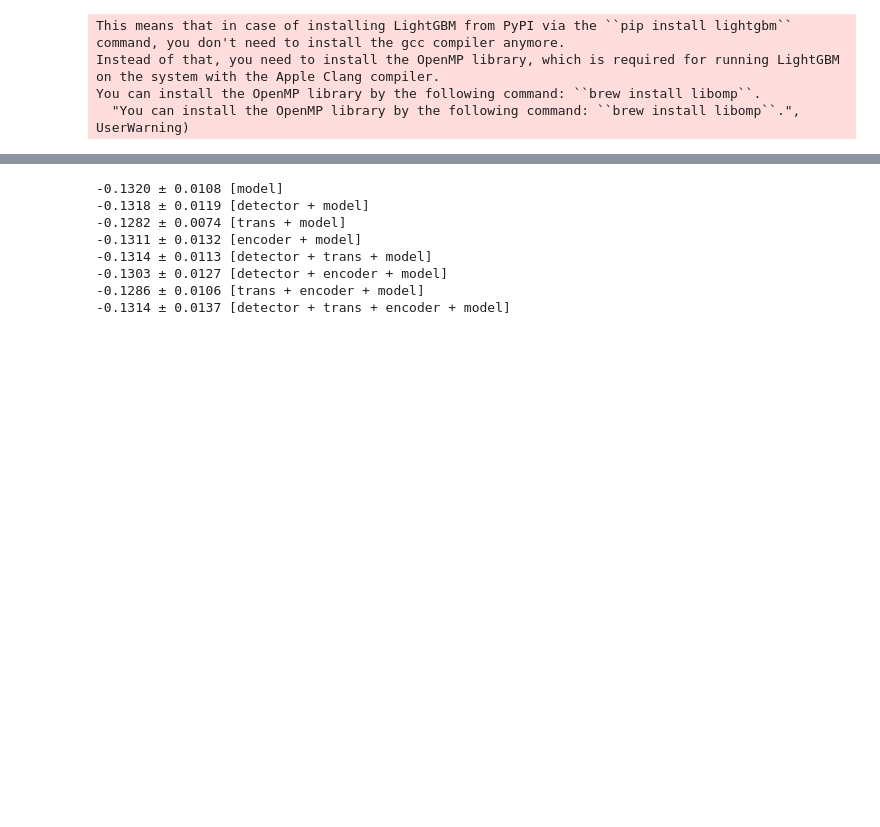
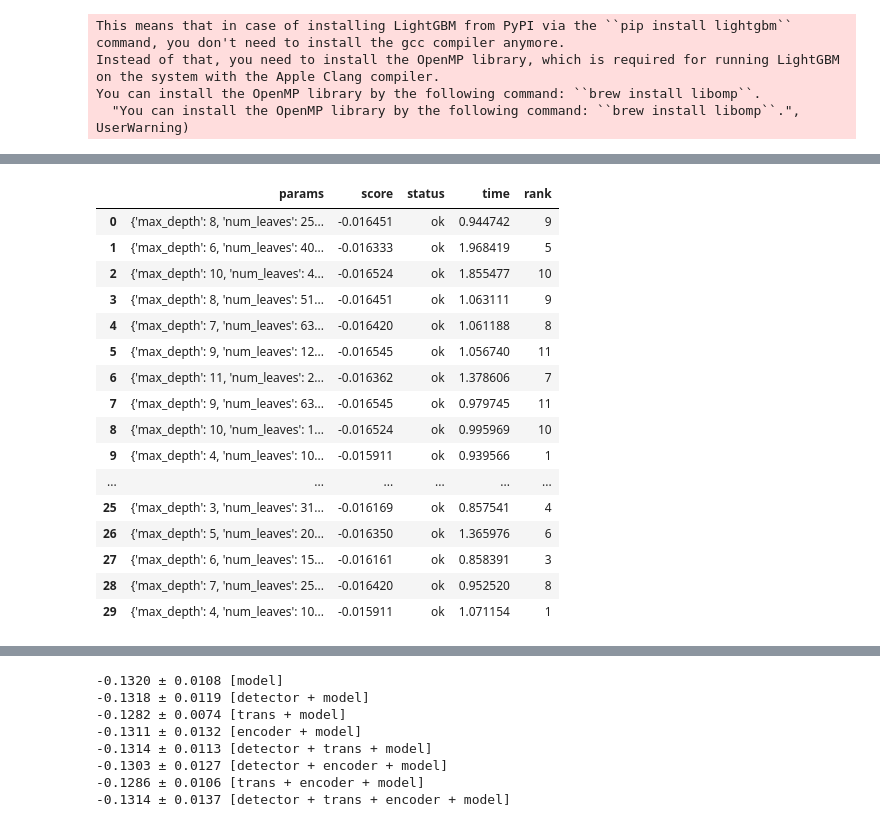
Before and after one commit to SimulatorML/Robusta, a Jupyter notebook: examples/house/0 baseline.ipynb, the cells around one changed output, grey strips where cells are left out. Drawn from its saved outputs; the diff is of its cells as text; code cells hidden in the pictures; blank space fills up the shorter version.

Commit message:
Scores ranking

```diff
--- a/examples/house/0 baseline.ipynb
+++ b/examples/house/0 baseline.ipynb
@@ -210,3 +216,23 @@ opt.best_estimator_
+# %%
+opt.trials_
+# %% [output]
+|  | params | score | status | time | rank |
+| 0 | {'max_depth': 8, 'num_leaves': 25... | -0.016451 | ok | 0.944742 | 9 |
+| 1 | {'max_depth': 6, 'num_leaves': 40... | -0.016333 | ok | 1.968419 | 5 |
+| 2 | {'max_depth': 10, 'num_leaves': 4... | -0.016524 | ok | 1.855477 | 10 |
+| 3 | {'max_depth': 8, 'num_leaves': 51... | -0.016451 | ok | 1.063111 | 9 |
+| 4 | {'max_depth': 7, 'num_leaves': 63... | -0.016420 | ok | 1.061188 | 8 |
+| 5 | {'max_depth': 9, 'num_leaves': 12... | -0.016545 | ok | 1.056740 | 11 |
+| 6 | {'max_depth': 11, 'num_leaves': 2... | -0.016362 | ok | 1.378606 | 7 |
+| 7 | {'max_depth': 9, 'num_leaves': 63... | -0.016545 | ok | 0.979745 | 11 |
+| 8 | {'max_depth': 10, 'num_leaves': 1... | -0.016524 | ok | 0.995969 | 10 |
+| 9 | {'max_depth': 4, 'num_leaves': 10... | -0.015911 | ok | 0.939566 | 1 |
+| ... | ... | ... | ... | ... | ... |
+| 25 | {'max_depth': 3, 'num_leaves': 31... | -0.016169 | ok | 0.857541 | 4 |
+| 26 | {'max_depth': 5, 'num_leaves': 20... | -0.016350 | ok | 1.365976 | 6 |
+| 27 | {'max_depth': 6, 'num_leaves': 15... | -0.016161 | ok | 0.858391 | 3 |
+| 28 | {'max_depth': 7, 'num_leaves': 25... | -0.016420 | ok | 0.952520 | 8 |
+| 29 | {'max_depth': 4, 'num_leaves': 10... | -0.015911 | ok | 1.071154 | 1 |
 # %%
 param_space = {
     #'learning_rate': 0.1,
```
Also changed, not shown: parts of 5 cells of this notebook, 1 other file.
